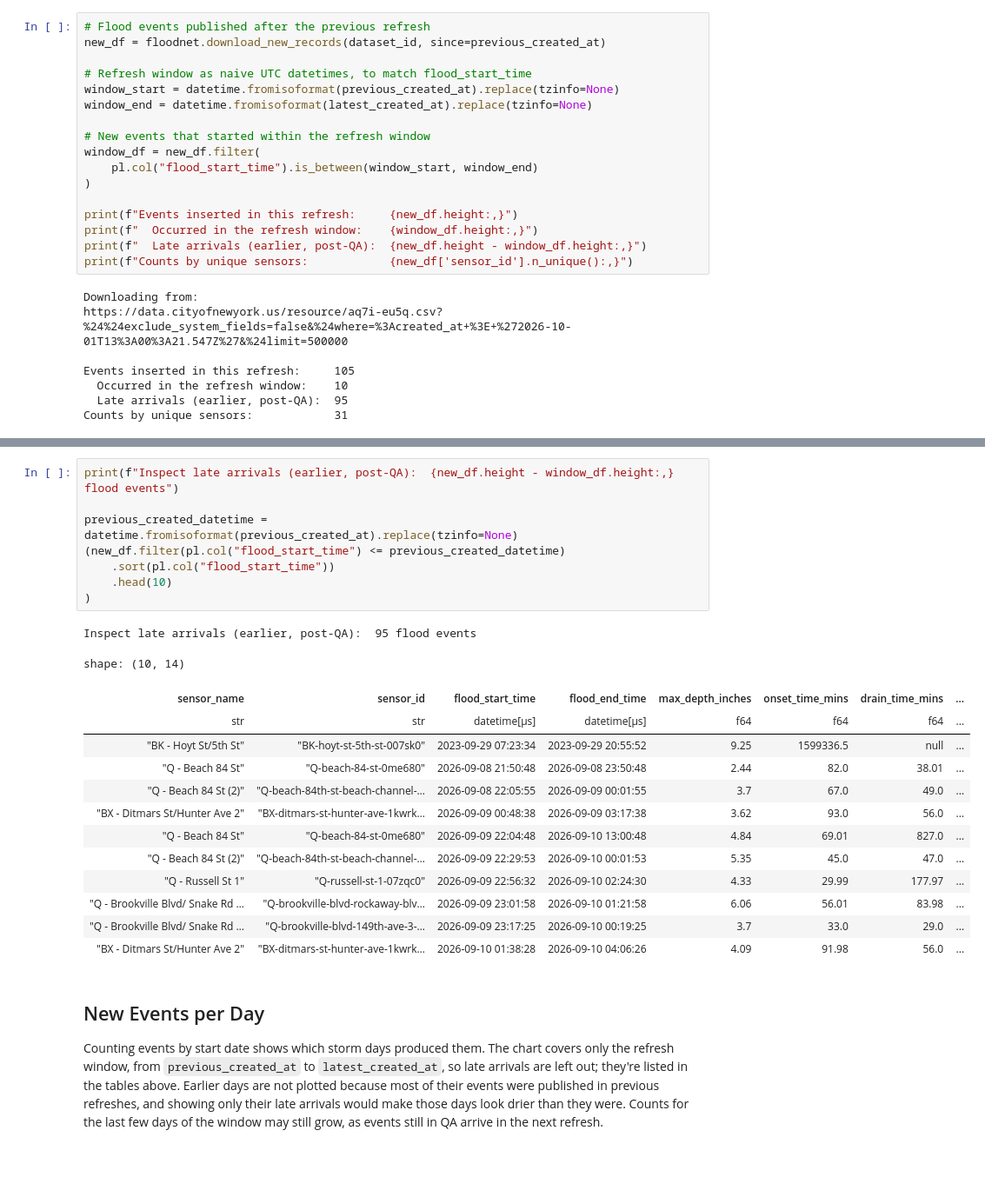
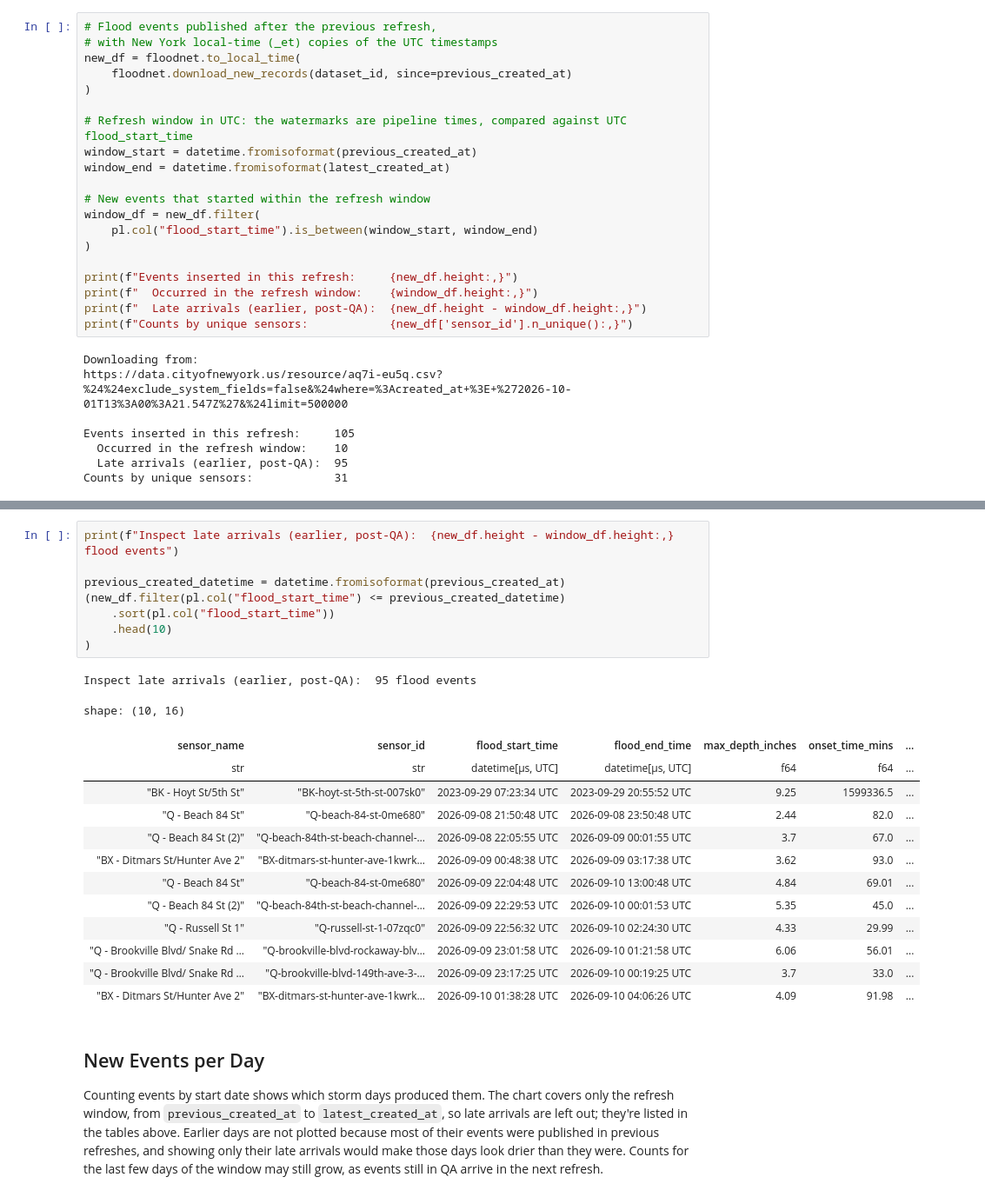
Before and after one commit to mebauer/floodnet-nyc-tutorial, a Jupyter notebook: 04-latest-refresh.ipynb, the cells around one changed output, grey strips where cells are left out. Shown at 87% size. Cells and saved outputs as stored; diff of their text form; blank space fills up the shorter version.

```diff
--- a/04-latest-refresh.ipynb
+++ b/04-latest-refresh.ipynb
@@ -67,12 +68,15 @@ Because of late arrivals, we report two counts for each refresh:
 
 The difference is the **late arrivals**: events that occurred before the window but were still possibly in QA at the previous refresh.
 # %%
-# Flood events published after the previous refresh
-new_df = floodnet.download_new_records(dataset_id, since=previous_created_at)
+# Flood events published after the previous refresh,
+# with New York local-time (_et) copies of the UTC timestamps
+new_df = floodnet.to_local_time(
+    floodnet.download_new_records(dataset_id, since=previous_created_at)
+)
 
-# Refresh window as naive UTC datetimes, to match flood_start_time
-window_start = datetime.fromisoformat(previous_created_at).replace(tzinfo=None)
-window_end = datetime.fromisoformat(latest_created_at).replace(tzinfo=None)
+# Refresh window in UTC: the watermarks are pipeline times, compared against UTC flood_start_time
+window_start = datetime.fromisoformat(previous_created_at)
+window_end = datetime.fromisoformat(latest_created_at)
 
 # New events that started within the refresh window
 window_df = new_df.filter(
@@ -108,26 +112,26 @@ shape: (1, 2)
 # %%
 print(f"Inspect late arrivals (earlier, post-QA):  {new_df.height - window_df.height:,} flood events")
 
-previous_created_datetime = datetime.fromisoformat(previous_created_at).replace(tzinfo=None)
+previous_created_datetime = datetime.fromisoformat(previous_created_at)
 (new_df.filter(pl.col("flood_start_time") <= previous_created_datetime)
     .sort(pl.col("flood_start_time"))
     .head(10)
 )
 # %% [output]
 Inspect late arrivals (earlier, post-QA):  95 flood events
-shape: (10, 14)
+shape: (10, 16)
-| sensor_name | sensor_id | flood_start_time | flood_end_time | max_depth_inches | onset_time_mins | drain_time_mins | ... |
-| str | str | datetime[μs] | datetime[μs] | f64 | f64 | f64 | ... |
-| "BK - Hoyt St/5th St" | "BK-hoyt-st-5th-st-007sk0" | 2023-09-29 07:23:34 | 2023-09-29 20:55:52 | 9.25 | 1599336.5 | null | ... |
-| "Q - Beach 84 St" | "Q-beach-84-st-0me680" | 2026-09-08 21:50:48 | 2026-09-08 23:50:48 | 2.44 | 82.0 | 38.01 | ... |
-| "Q - Beach 84 St (2)" | "Q-beach-84th-st-beach-channel-… | 2026-09-08 22:05:55 | 2026-09-09 00:01:55 | 3.7 | 67.0 | 49.0 | ... |
-| "BX - Ditmars St/Hunter Ave 2" | "BX-ditmars-st-hunter-ave-1kwrk… | 2026-09-09 00:48:38 | 2026-09-09 03:17:38 | 3.62 | 93.0 | 56.0 | ... |
-| "Q - Beach 84 St" | "Q-beach-84-st-0me680" | 2026-09-09 22:04:48 | 2026-09-10 13:00:48 | 4.84 | 69.01 | 827.0 | ... |
-| "Q - Beach 84 St (2)" | "Q-beach-84th-st-beach-channel-… | 2026-09-09 22:29:53 | 2026-09-10 00:01:53 | 5.35 | 45.0 | 47.0 | ... |
-| "Q - Russell St 1" | "Q-russell-st-1-07zqc0" | 2026-09-09 22:56:32 | 2026-09-10 02:24:30 | 4.33 | 29.99 | 177.97 | ... |
-| "Q - Brookville Blvd/ Snake Rd … | "Q-brookville-blvd-rockaway-blv… | 2026-09-09 23:01:58 | 2026-09-10 01:21:58 | 6.06 | 56.01 | 83.98 | ... |
-| "Q - Brookville Blvd/ Snake Rd … | "Q-brookville-blvd-149th-ave-3-… | 2026-09-09 23:17:25 | 2026-09-10 00:19:25 | 3.7 | 33.0 | 29.0 | ... |
-| "BX - Ditmars St/Hunter Ave 2" | "BX-ditmars-st-hunter-ave-1kwrk… | 2026-09-10 01:38:28 | 2026-09-10 04:06:26 | 4.09 | 91.98 | 56.0 | ... |
+| sensor_name | sensor_id | flood_start_time | flood_end_time | max_depth_inches | onset_time_mins | ... |
+| str | str | datetime[μs, UTC] | datetime[μs, UTC] | f64 | f64 | ... |
+| "BK - Hoyt St/5th St" | "BK-hoyt-st-5th-st-007sk0" | 2023-09-29 07:23:34 UTC | 2023-09-29 20:55:52 UTC | 9.25 | 1599336.5 | ... |
+| "Q - Beach 84 St" | "Q-beach-84-st-0me680" | 2026-09-08 21:50:48 UTC | 2026-09-08 23:50:48 UTC | 2.44 | 82.0 | ... |
+| "Q - Beach 84 St (2)" | "Q-beach-84th-st-beach-channel-… | 2026-09-08 22:05:55 UTC | 2026-09-09 00:01:55 UTC | 3.7 | 67.0 | ... |
+| "BX - Ditmars St/Hunter Ave 2" | "BX-ditmars-st-hunter-ave-1kwrk… | 2026-09-09 00:48:38 UTC | 2026-09-09 03:17:38 UTC | 3.62 | 93.0 | ... |
+| "Q - Beach 84 St" | "Q-beach-84-st-0me680" | 2026-09-09 22:04:48 UTC | 2026-09-10 13:00:48 UTC | 4.84 | 69.01 | ... |
+| "Q - Beach 84 St (2)" | "Q-beach-84th-st-beach-channel-… | 2026-09-09 22:29:53 UTC | 2026-09-10 00:01:53 UTC | 5.35 | 45.0 | ... |
+| "Q - Russell St 1" | "Q-russell-st-1-07zqc0" | 2026-09-09 22:56:32 UTC | 2026-09-10 02:24:30 UTC | 4.33 | 29.99 | ... |
+| "Q - Brookville Blvd/ Snake Rd … | "Q-brookville-blvd-rockaway-blv… | 2026-09-09 23:01:58 UTC | 2026-09-10 01:21:58 UTC | 6.06 | 56.01 | ... |
+| "Q - Brookville Blvd/ Snake Rd … | "Q-brookville-blvd-149th-ave-3-… | 2026-09-09 23:17:25 UTC | 2026-09-10 00:19:25 UTC | 3.7 | 33.0 | ... |
+| "BX - Ditmars St/Hunter Ave 2" | "BX-ditmars-st-hunter-ave-1kwrk… | 2026-09-10 01:38:28 UTC | 2026-09-10 04:06:26 UTC | 4.09 | 91.98 | ... |
 # %% [markdown]
 ## New Events per Day
 Counting events by start date shows which storm days produced them. The chart covers only the refresh window, from `previous_created_at` to `latest_created_at`, so late arrivals are left out; they're listed in the tables above. Earlier days are not plotted because most of their events were published in previous refreshes, and showing only their late arrivals would make those days look drier than they were. Counts for the last few days of the window may still grow, as events still in QA arrive in the next refresh.
```
Also changed, not shown: parts of 13 cells of this notebook, 8 other files.
